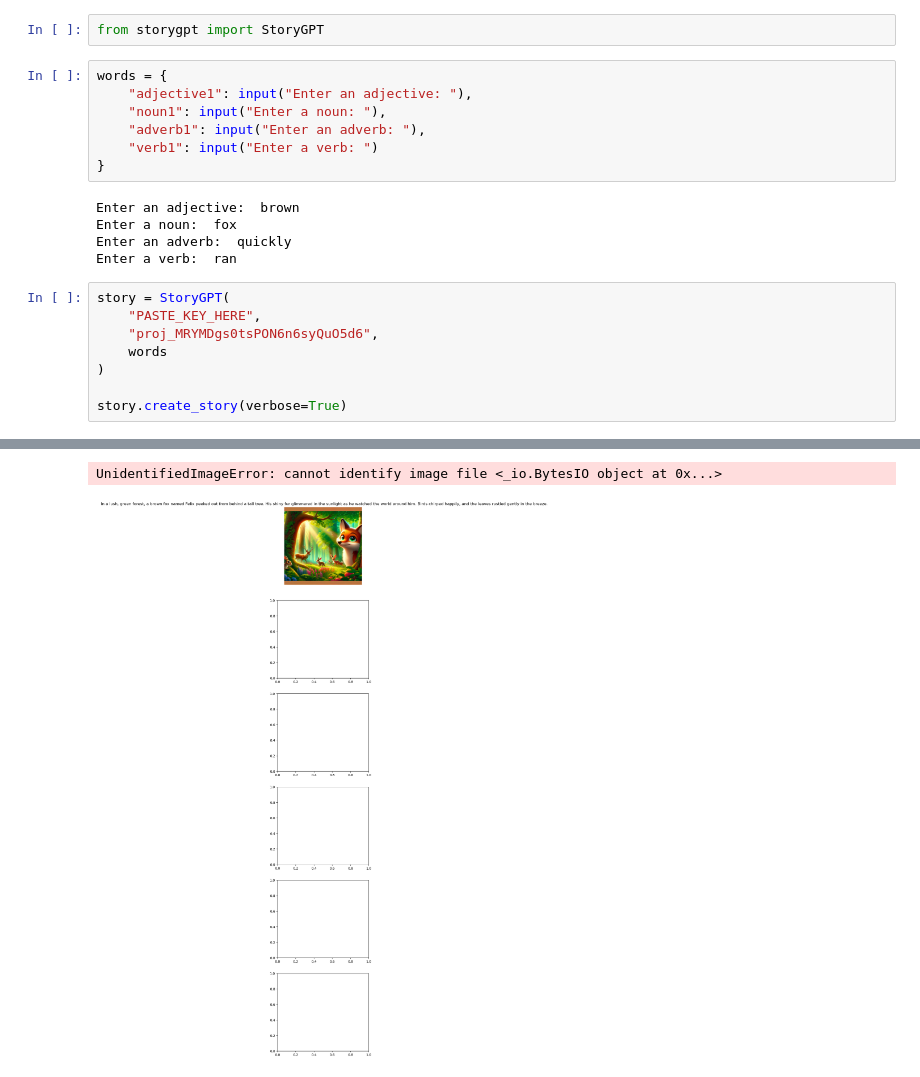
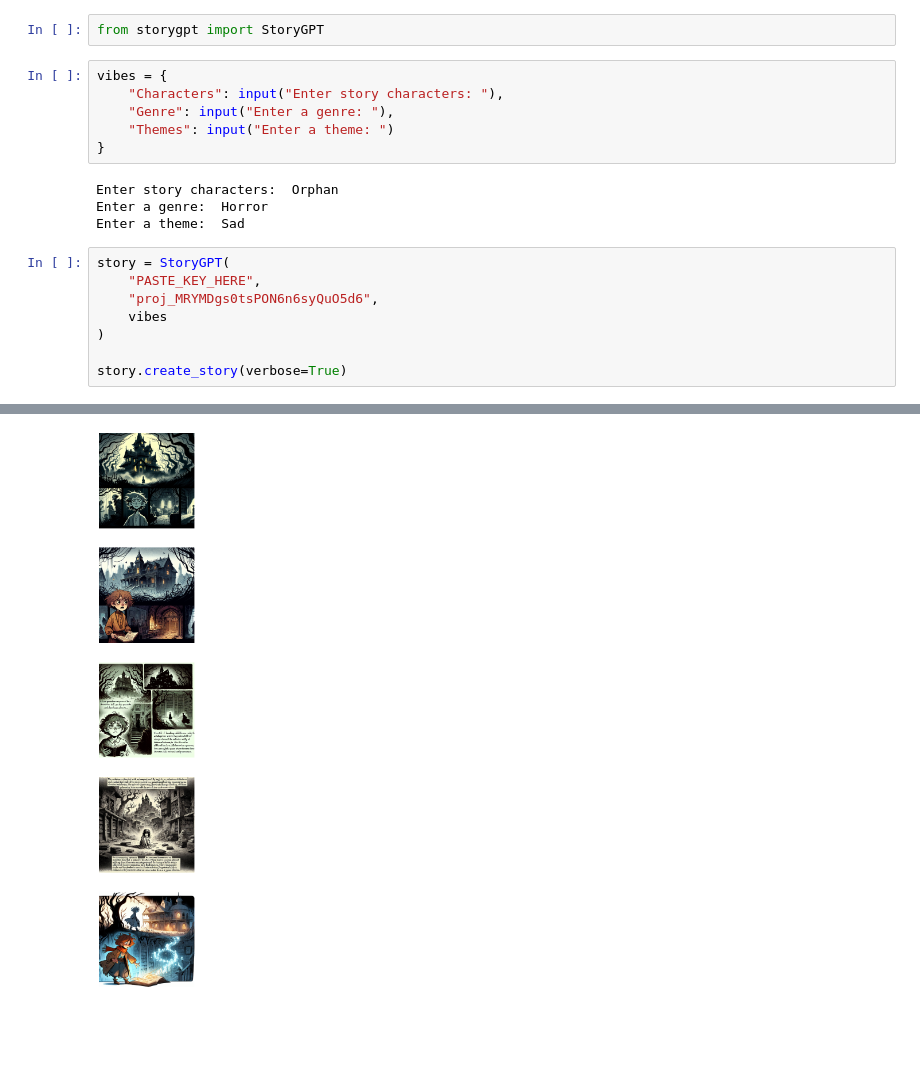
Before and after one commit to pxv6460/AI-Storybook-, a Jupyter notebook: openai.ipynb, the cells around one changed output, grey strips where cells are left out. Saved outputs shown, nothing was run; the diff lists cells and outputs as text; blank space fills up the shorter version.

```diff
--- a/openai.ipynb
+++ b/openai.ipynb
@@ -1,22 +1,20 @@
 # %%
 from storygpt import StoryGPT
 # %%
-words = {
-    "adjective1": input("Enter an adjective: "),
-    "noun1": input("Enter a noun: "),
-    "adverb1": input("Enter an adverb: "),
-    "verb1": input("Enter a verb: ")
+vibes = {
+    "Characters": input("Enter story characters: "),
+    "Genre": input("Enter a genre: "),
+    "Themes": input("Enter a theme: ")
 }
 # %% [output]
-Enter an adjective:  brown
-Enter a noun:  fox
-Enter an adverb:  quickly
-Enter a verb:  ran
+Enter story characters:  Orphan
+Enter a genre:  Horror
+Enter a theme:  Sad
 # %%
 story = StoryGPT(
     "PASTE_KEY_HERE",
     "proj_MRYMDgs0tsPON6n6syQuO5d6",
-    words
+    vibes
 )
 
 story.create_story(verbose=True)
@@ -39,4 +37,3 @@ https://oaidalleapiprodscus.blob.core.windows.net/private/org-x5OjxFn700lF9KuBSl
 
 -----------------------
-UnidentifiedImageError: cannot identify image file <_io.BytesIO object at 0x...>
-[figure, old version]
+[figure, new version]
```
Also changed, not shown: parts of 1 cell of this notebook, 1 other file.
